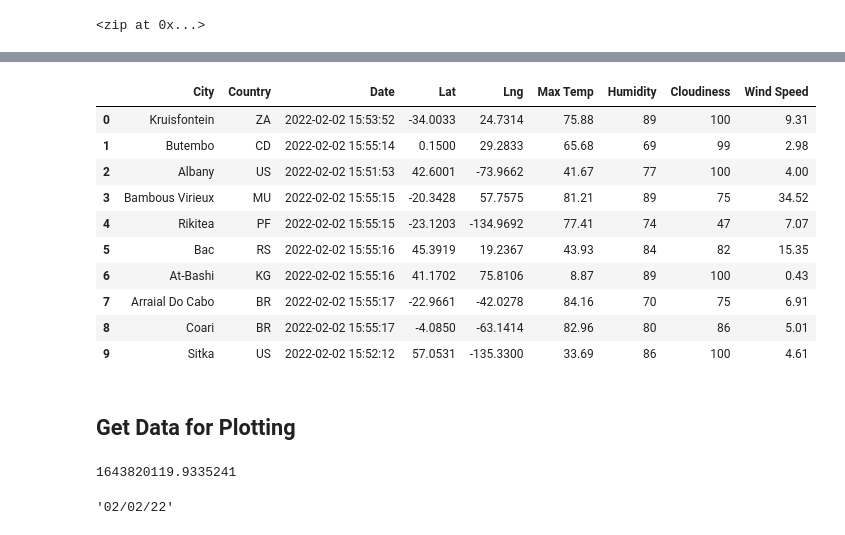
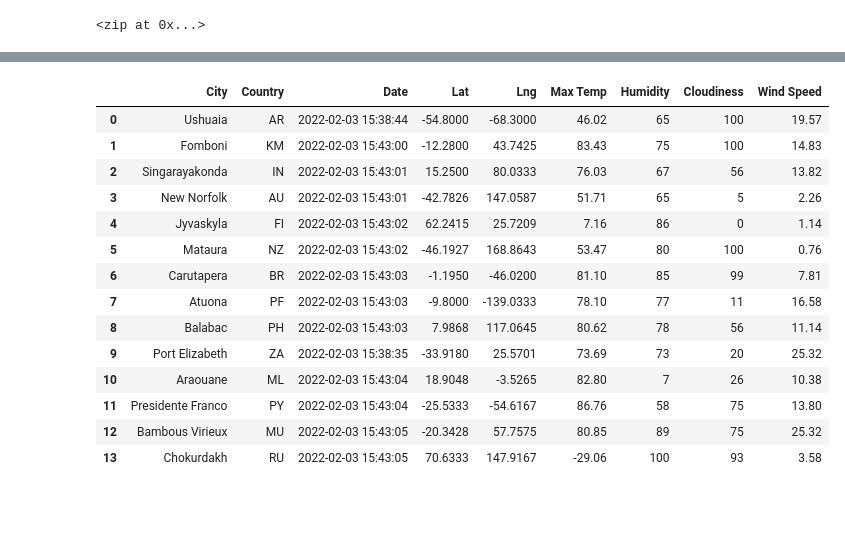
Before and after one commit to kritika2604/World_Weather_Analysis, a Jupyter notebook: WeatherPy.ipynb, the cells around one changed output, grey strips where cells are left out. Drawn from its saved outputs; the diff is of its cells as text; code cells hidden in the pictures; blank space fills up the shorter version.

```diff
--- a/WeatherPy.ipynb
+++ b/WeatherPy.ipynb
@@ -151,25 +151,27 @@ city_data_df.head(10)
 # %%
 #Reorder columns
 new_column_order = ["City","Country","Date","Lat","Lng","Max Temp","Humidity","Cloudiness","Wind Speed"]
 city_data_df= city_data_df[new_column_order]
-city_data_df.head(10)
+city_data_df.head(14)
 # %% [output]
 |  | City | Country | Date | Lat | Lng | Max Temp | Humidity | Cloudiness | Wind Speed |
-| 0 | Kruisfontein | ZA | 2022-02-02 15:53:52 | -34.0033 | 24.7314 | 75.88 | 89 | 100 | 9.31 |
-| 1 | Butembo | CD | 2022-02-02 15:55:14 | 0.1500 | 29.2833 | 65.68 | 69 | 99 | 2.98 |
-| 2 | Albany | US | 2022-02-02 15:51:53 | 42.6001 | -73.9662 | 41.67 | 77 | 100 | 4.00 |
-| 3 | Bambous Virieux | MU | 2022-02-02 15:55:15 | -20.3428 | 57.7575 | 81.21 | 89 | 75 | 34.52 |
-| 4 | Rikitea | PF | 2022-02-02 15:55:15 | -23.1203 | -134.9692 | 77.41 | 74 | 47 | 7.07 |
-| 5 | Bac | RS | 2022-02-02 15:55:16 | 45.3919 | 19.2367 | 43.93 | 84 | 82 | 15.35 |
-| 6 | At-Bashi | KG | 2022-02-02 15:55:16 | 41.1702 | 75.8106 | 8.87 | 89 | 100 | 0.43 |
-| 7 | Arraial Do Cabo | BR | 2022-02-02 15:55:17 | -22.9661 | -42.0278 | 84.16 | 70 | 75 | 6.91 |
-| 8 | Coari | BR | 2022-02-02 15:55:17 | -4.0850 | -63.1414 | 82.96 | 80 | 86 | 5.01 |
-| 9 | Sitka | US | 2022-02-02 15:52:12 | 57.0531 | -135.3300 | 33.69 | 86 | 100 | 4.61 |
+| 0 | Ushuaia | AR | 2022-02-03 15:38:44 | -54.8000 | -68.3000 | 46.02 | 65 | 100 | 19.57 |
+| 1 | Fomboni | KM | 2022-02-03 15:43:00 | -12.2800 | 43.7425 | 83.43 | 75 | 100 | 14.83 |
+| 2 | Singarayakonda | IN | 2022-02-03 15:43:01 | 15.2500 | 80.0333 | 76.03 | 67 | 56 | 13.82 |
+| 3 | New Norfolk | AU | 2022-02-03 15:43:01 | -42.7826 | 147.0587 | 51.71 | 65 | 5 | 2.26 |
+| 4 | Jyvaskyla | FI | 2022-02-03 15:43:02 | 62.2415 | 25.7209 | 7.16 | 86 | 0 | 1.14 |
+| 5 | Mataura | NZ | 2022-02-03 15:43:02 | -46.1927 | 168.8643 | 53.47 | 80 | 100 | 0.76 |
+| 6 | Carutapera | BR | 2022-02-03 15:43:03 | -1.1950 | -46.0200 | 81.10 | 85 | 99 | 7.81 |
+| 7 | Atuona | PF | 2022-02-03 15:43:03 | -9.8000 | -139.0333 | 78.10 | 77 | 11 | 16.58 |
+| 8 | Balabac | PH | 2022-02-03 15:43:03 | 7.9868 | 117.0645 | 80.62 | 78 | 56 | 11.14 |
+| 9 | Port Elizabeth | ZA | 2022-02-03 15:38:35 | -33.9180 | 25.5701 | 73.69 | 73 | 20 | 25.32 |
+| 10 | Araouane | ML | 2022-02-03 15:43:04 | 18.9048 | -3.5265 | 82.80 | 7 | 26 | 10.38 |
+| 11 | Presidente Franco | PY | 2022-02-03 15:43:04 | -25.5333 | -54.6167 | 86.76 | 58 | 75 | 13.80 |
+| 12 | Bambous Virieux | MU | 2022-02-03 15:43:05 | -20.3428 | 57.7575 | 80.85 | 89 | 75 | 25.32 |
+| 13 | Chokurdakh | RU | 2022-02-03 15:43:05 | 70.6333 | 147.9167 | -29.06 | 100 | 93 | 3.58 |
 # %%
 # Create the output file (CSV).
 output_data_file="weather_data.cities.csv"
 
 #Export the city_data into a csv
 city_data_df.to_csv(output_data_file, index_label="City_ID")
-# %% [markdown]
-## Get Data for Plotting
@@ -183,14 +177,0 @@ wind_speed = city_data_df["Wind Speed"]
-# %%
-#Import time module.
-import time
-
-#Get today's date in seconds.
-today = time.time()
-today
-# %% [output]
-1643820119.9335241
-# %%
-today = time.strftime("%x")
-today
-# %% [output]
-'02/02/22'
```
Also changed, not shown: parts of 42 cells of this notebook, 5 other files.
